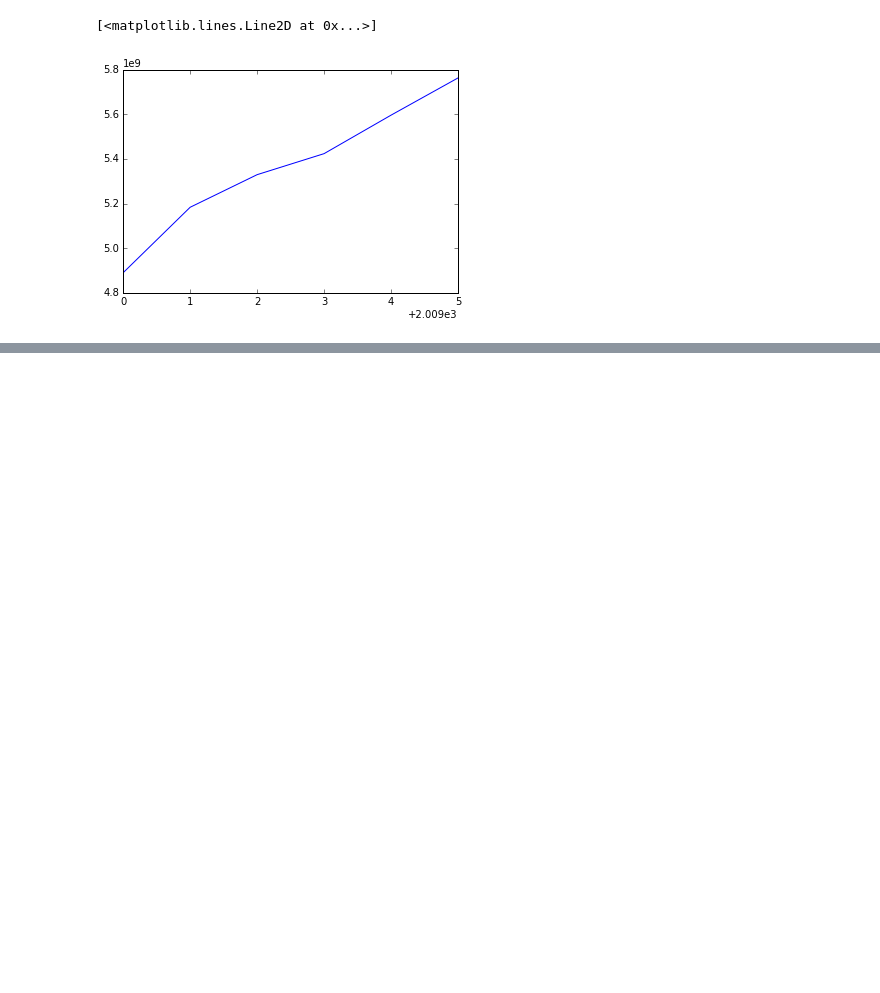
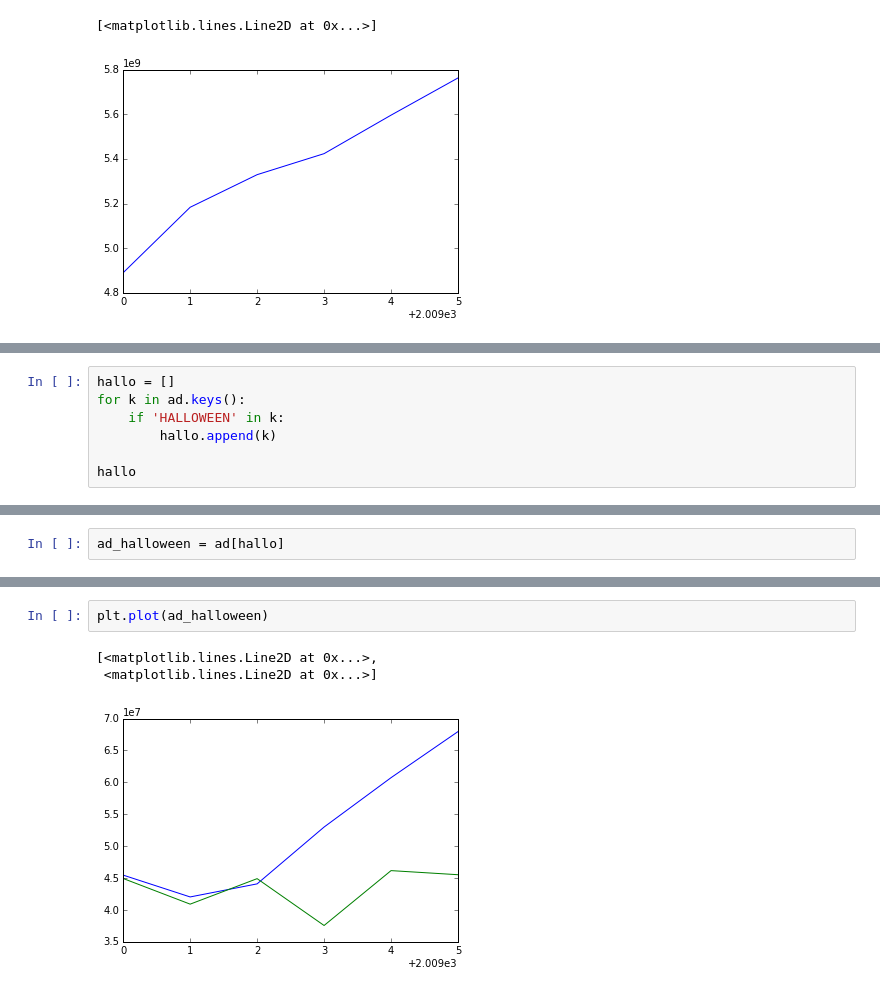
Before and after one commit to zenrabbit/halloweenR, a Jupyter notebook: python/test-pandas-year.ipynb, the cells around one changed output, grey strips where cells are left out. Cells and saved outputs as stored; diff of their text form; blank space fills up the shorter version.

Commit message:
added filtering for HALLOWEEN candy

```diff
--- a/python/test-pandas-year.ipynb
+++ b/python/test-pandas-year.ipynb
@@ -79,0 +91,7 @@ plt.plot(ad['TOTAL CANDY & GUM'])
+# %%
+hallo = []
+for k in ad.keys():
+    if 'HALLOWEEN' in k:
+        hallo.append(k)
+
+hallo
@@ -79,0 +101,2 @@ plt.plot(ad['TOTAL CANDY & GUM'])
+# %%
+ad_halloween = ad[hallo]
@@ -79,0 +113,6 @@ plt.plot(ad['TOTAL CANDY & GUM'])
+# %%
+plt.plot(ad_halloween)
+# %% [output]
+[<matplotlib.lines.Line2D at 0x...>,
+ <matplotlib.lines.Line2D at 0x...>]
+[figure, added]
```
Also changed, not shown: parts of 3 cells of this notebook.
